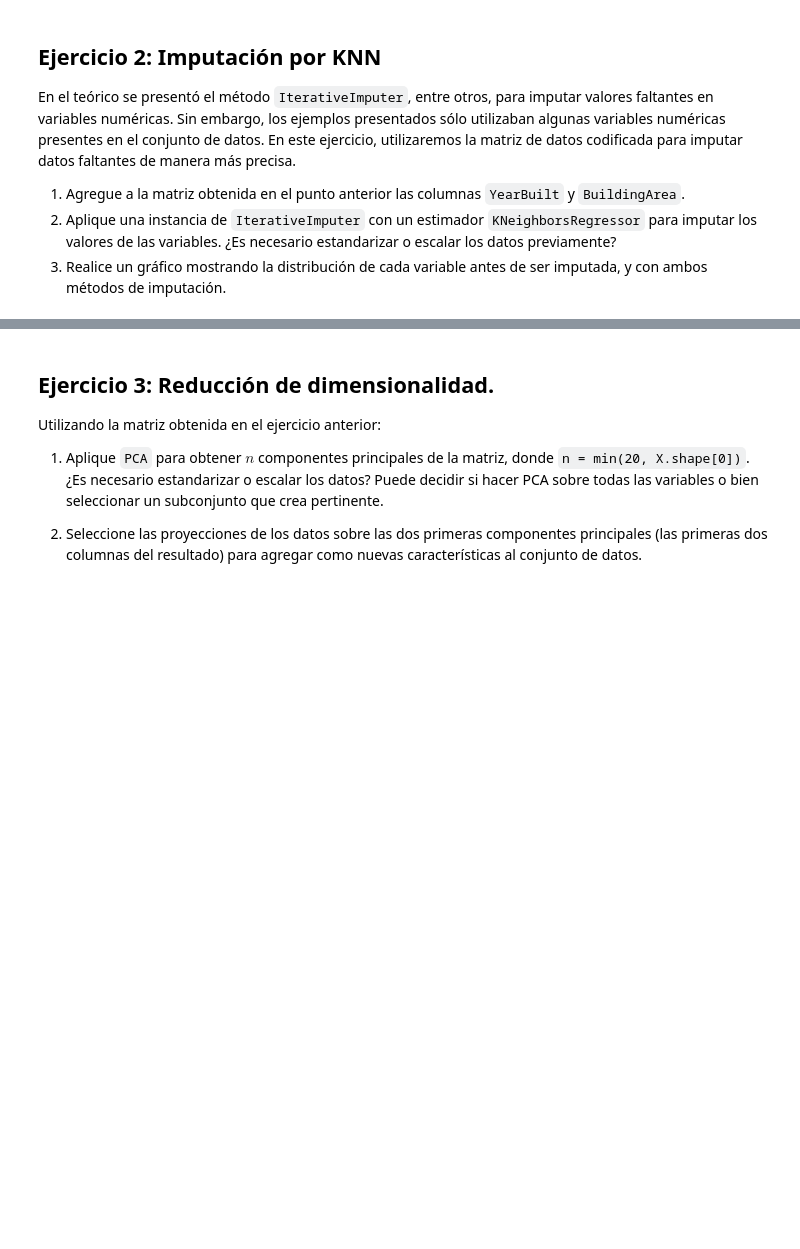
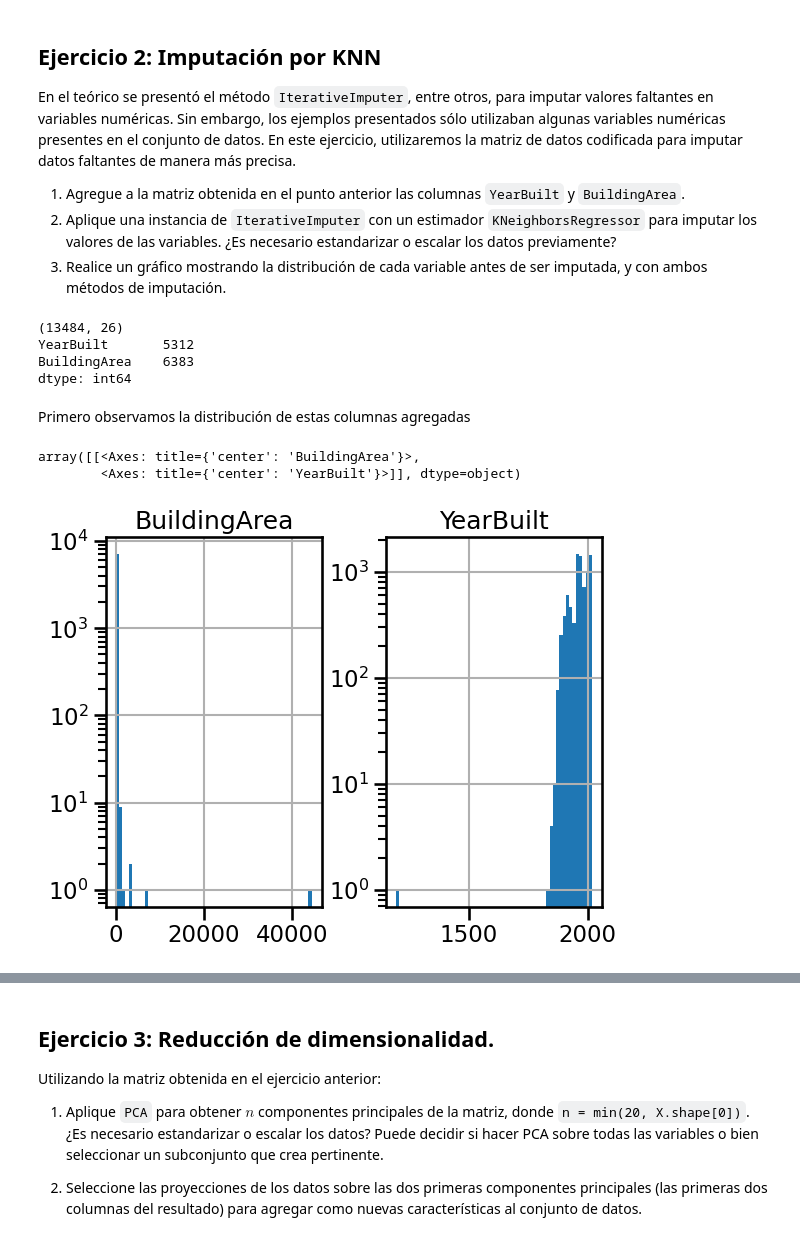
Before and after one commit to sgruyzcki/DiploDatos2026, a Jupyter notebook: Análisis Exploratorio y Curación de Datos/parte 1/Eycd_parte_1_2026_Rocio.ipynb, the cells around one changed output, grey strips where cells are left out. Saved outputs shown, nothing was run; the diff lists cells and outputs as text; code cells hidden in the pictures; blank space fills up the shorter version.

```diff
--- a/Análisis Exploratorio y Curación de Datos/parte 1/Eycd_parte_1_2026_Rocio.ipynb
+++ b/Análisis Exploratorio y Curación de Datos/parte 1/Eycd_parte_1_2026_Rocio.ipynb
@@ -13,8 +13,8 @@ Trabajaremos con la base de datos de `melb_data` presentada a continuación.
 import matplotlib.pyplot as plt
 import numpy as np
 import pandas as pd
-import seaborn
-seaborn.set_context('talk')
+import seaborn as sns
+sns.set_context('talk')
 # %%
 # Cargamos los datos
 melb_df = pd.read_csv(
@@ -510,0 +515,36 @@ from sklearn.impute import IterativeImputer
+# %%
+# Nombres de las columnas categóricas codificadas
+cat_cols = encoder.get_feature_names_out(categorical_cols)
+
+# Nombres de todas las columnas que ya tenía X_final
+columnas_finales = list(numeric_cols) + list(cat_cols)
+
+# Convertimos la matriz X_final a DataFrame para poder agregar columnas por nombre
+X_final = pd.DataFrame(
+    X_final,
+    columns=columnas_finales,
+    index=melb_df_ej1.index
+)
+
+# Agregamos YearBuilt y BuildingArea
+X_final[['YearBuilt', 'BuildingArea']] = melb_df.loc[
+    melb_df_ej1.index,
+    ['YearBuilt', 'BuildingArea']
+]
+
+# Verificamos forma final y faltantes
+print(X_final.shape)
+print(X_final[['YearBuilt', 'BuildingArea']].isna().sum())
+# %% [output]
+(13484, 26)
+YearBuilt       5312
+BuildingArea    6383
+dtype: int64
+# %% [markdown]
+Primero observamos la distribución de estas columnas agregadas
+# %%
+X_final[['BuildingArea', 'YearBuilt']].hist(bins=60, log=True)
+# %% [output]
+array([[<Axes: title={'center': 'BuildingArea'}>,
+        <Axes: title={'center': 'YearBuilt'}>]], dtype=object)
+[figure, added]
```
Also changed, not shown: parts of 17 cells of this notebook.
